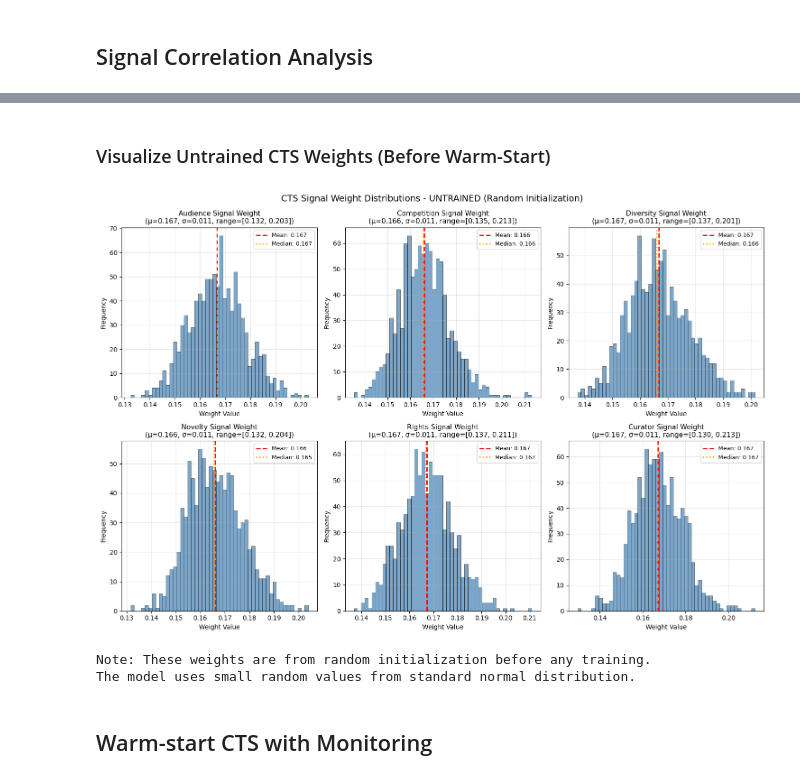
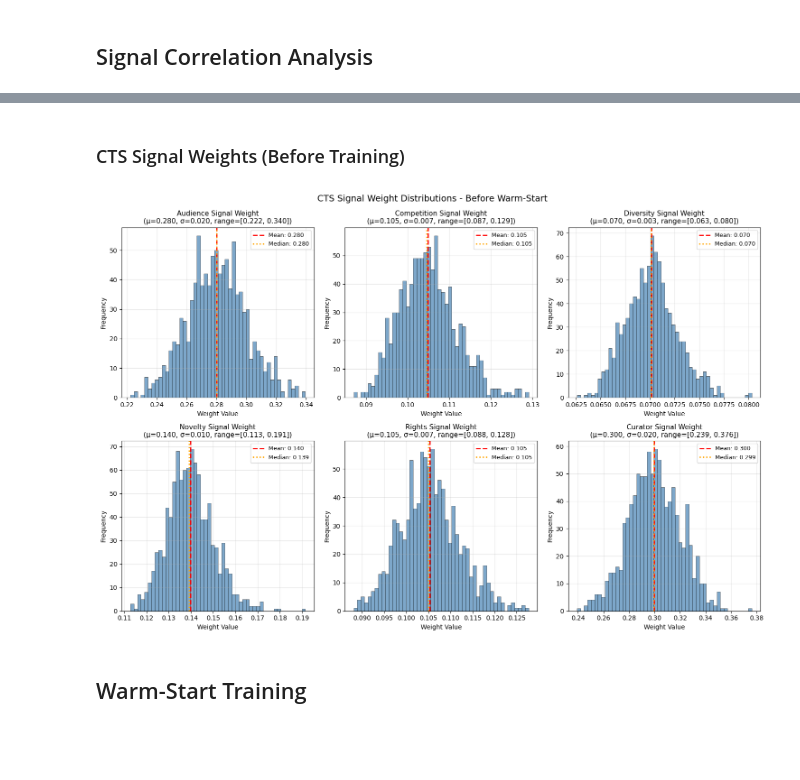
Before and after one commit to charlielopez123/RTS-curator-recommendation-system, a Jupyter notebook: experiments/notebooks/IL_testing.ipynb, the cells around one changed output, grey strips where cells are left out. Cells and saved outputs as stored; diff of their text form; code cells hidden in the pictures; blank space fills up the shorter version.

```diff
--- a/experiments/notebooks/IL_testing.ipynb
+++ b/experiments/notebooks/IL_testing.ipynb
@@ -183,14 +121,23 @@ curator_model = load_curator_model("data/models/curator_logistic_model.joblib")
 # %%
-import numpy as np
+# Combine training and validation data for CTS
+context_features = np.concatenate((training_data['train']['context_features'], training_data['val']['context_features']))
+movie_features = np.concatenate((training_data['train']['movie_features'], training_data['val']['movie_features']))
+rewards = np.concatenate((training_data['train']['reward_targets'], training_data['val']['reward_targets']))
 
-# Combine training and validation data for CTS warm-start
-
-context_features = np.concatenate((training_data['train']['context_features'], training_data['val']['context_features']))  # numpy array
-movie_features = np.concatenate((training_data['train']['movie_features'], training_data['val']['movie_features']))      # numpy array
 context_dim = context_features.shape[1]
 movie_dim = movie_features.shape[1]
 
-logger.info(f"Context feature dimension: {context_dim}")
-logger.info(f"Movie feature dimension: {movie_dim}")
-logger.info(f"Total samples for CTS warm-start: {context_features.shape[0]}")
+# Extract signal matrix (6 signals: audience, competition, diversity, novelty, rights, curator_acceptance)
+def extract_signal_matrix_from_samples(samples):
+    signal_list = []
+    for sample in samples:
+        vs = sample['value_signals']
+        signals = [vs['audience'], vs['competition'], vs['diversity'], vs['novelty'], vs['rights'], float(sample['selected'])]
+        signal_list.append(signals)
+    return np.array(signal_list)
+
+train_signals = extract_signal_matrix_from_samples(training_samples)
+num_signals = train_signals.shape[1]
+
+logger.info(f"Context dim: {context_dim}, Movie dim: {movie_dim}, Signals: {num_signals}, Samples: {len(context_features)}")
 # %% [output]
@@ -328,25 +237,12 @@ else:
 # %% [markdown]
-### Visualize Untrained CTS Weights (Before Warm-Start)
+### CTS Signal Weights (Before Training)
 # %%
-# Visualize weight distributions BEFORE warm-start training
-# This shows the initial random weights from the CTS initialization
-
-from cts_recommender.utils.visualization import visualize_cts_signal_weight_distributions
-
-fig, axes = visualize_cts_signal_weight_distributions(
-    cts_model=cts,
-    env=env,
-)
-plt.suptitle('CTS Signal Weight Distributions - UNTRAINED (Random Initialization)',
-             fontsize=14, y=0.98)
+# Visualize initial weights before warm-start
+fig, axes = visualize_cts_signal_weight_distributions(cts_model=cts, env=env)
+plt.suptitle('CTS Signal Weight Distributions - Before Warm-Start', fontsize=14, y=0.98)
 plt.show()
-
-print("\nNote: These weights are from random initialization before any training.")
-print("The model uses small random values from standard normal distribution.")
 # %% [output]
-[figure, old version]
+[figure, new version]
-Note: These weights are from random initialization before any training.
-The model uses small random values from standard normal distribution.
 # %% [markdown]
-## Warm-start CTS with Monitoring
+## Warm-Start Training
 # %%
```
Also changed, not shown: parts of 29 cells of this notebook, 16 other files.
